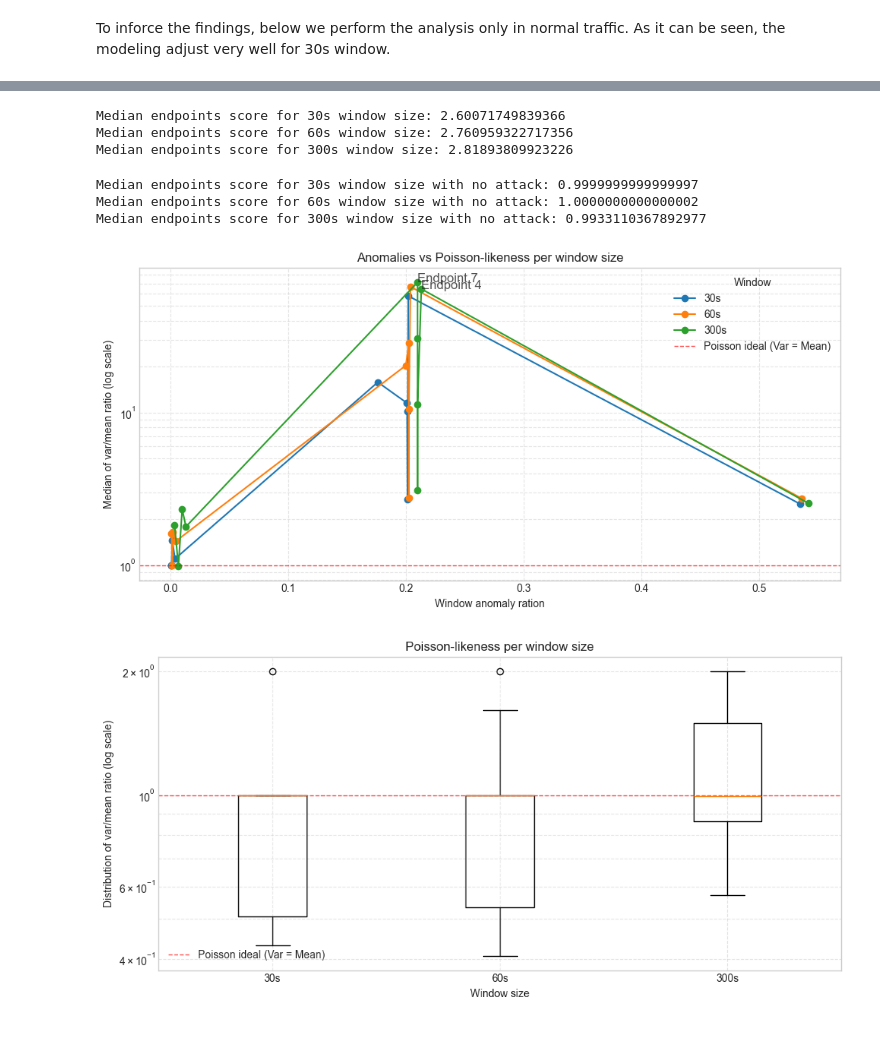
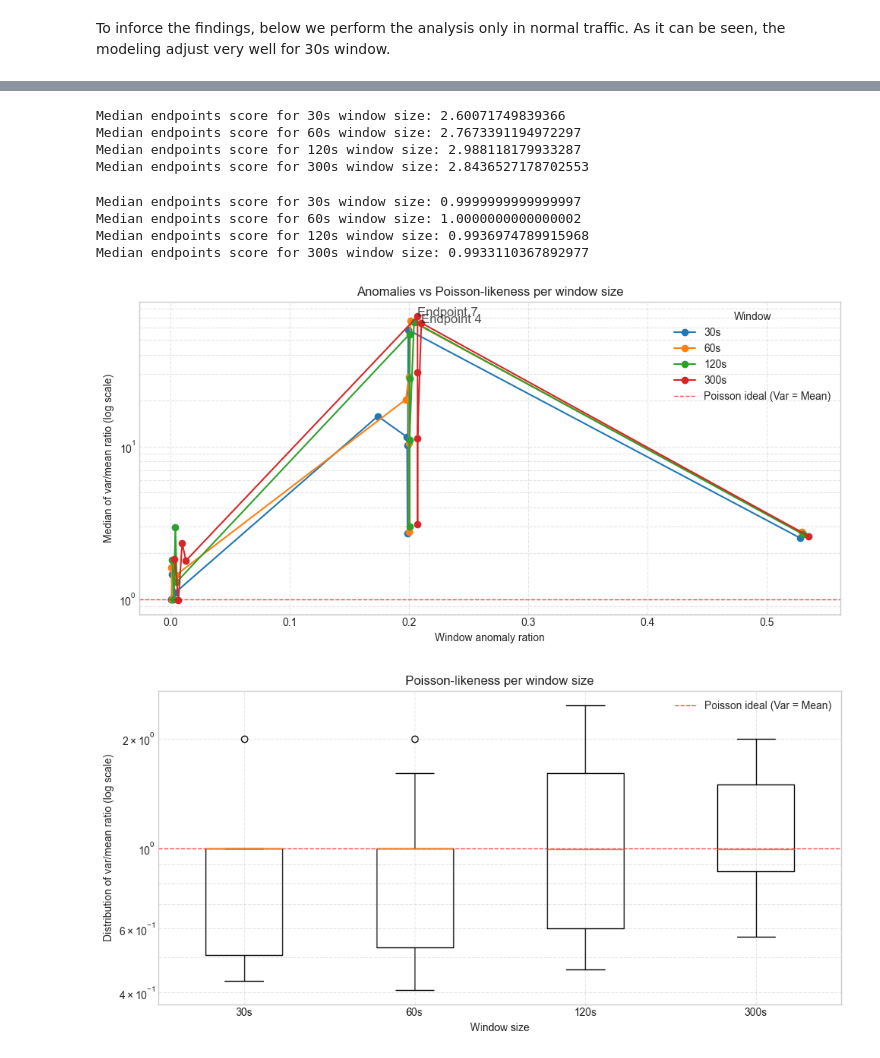
Before and after one commit to lmamede/api-health-monitor, a Jupyter notebook: notebooks/1-eda/EDA-ToN_IoT.ipynb, the cells around one changed output, grey strips where cells are left out. Cells and saved outputs as stored; diff of their text form; code cells hidden in the pictures.

```diff
--- a/notebooks/1-eda/EDA-ToN_IoT.ipynb
+++ b/notebooks/1-eda/EDA-ToN_IoT.ipynb
@@ -461,16 +465,0 @@ endpoint_no_attack_poisson_stat
-# %%
-print('Median endpoints score for 30s window size:', endpoint_poisson_stat['var_mean_median_30s'].median())
-print('Median endpoints score for 60s window size:', endpoint_poisson_stat['var_mean_median_60s'].median())
-print('Median endpoints score for 300s window size:', endpoint_poisson_stat['var_mean_median_300s'].median())
-# %% [output]
-Median endpoints score for 30s window size: 2.60071749839366
-Median endpoints score for 60s window size: 2.760959322717356
-Median endpoints score for 300s window size: 2.81893809923226
-# %%
-print('Median endpoints score for 30s window size with no attack:', endpoint_no_attack_poisson_stat['var_mean_median_30s'].median())
-print('Median endpoints score for 60s window size with no attack:', endpoint_no_attack_poisson_stat['var_mean_median_60s'].median())
-print('Median endpoints score for 300s window size with no attack:', endpoint_no_attack_poisson_stat['var_mean_median_300s'].median())
-# %% [output]
-Median endpoints score for 30s window size with no attack: 0.9999999999999997
-Median endpoints score for 60s window size with no attack: 1.0000000000000002
-Median endpoints score for 300s window size with no attack: 0.9933110367892977
@@ -483,3 +469,22 @@ df["frac_anomaly_300s"] = df["n_anomaly_windows_300s"] / df["n_windows_300s"]
+# %%
+for window_size in WINDOW_SIZES:
+    calculates_score_per_window_size(endpoint_poisson_stat, window_size)
+# %% [output]
+Median endpoints score for 30s window size: 2.60071749839366
+Median endpoints score for 60s window size: 2.7673391194972297
+Median endpoints score for 120s window size: 2.988118179933287
+Median endpoints score for 300s window size: 2.8436527178702553
+# %%
+for window_size in WINDOW_SIZES:
+    calculates_score_per_window_size(endpoint_no_attack_poisson_stat, window_size)
+# %% [output]
+Median endpoints score for 30s window size: 0.9999999999999997
+Median endpoints score for 60s window size: 1.0000000000000002
+Median endpoints score for 120s window size: 0.9936974789915968
+Median endpoints score for 300s window size: 0.9933110367892977
+# %%
+def calculates_frac_anomaly(df, window_size):
+    df[f"frac_anomaly_{window_size}s"]  = df[f"n_anomaly_windows_{window_size}s"]  / df[f"n_windows_{window_size}s"]
 # %%
 def plot_sorted(x, y, label):
     order = x.argsort()
@@ -491,25 +496,16 @@ def plot_sorted(x, y, label):
         label=label
     )
 # %%
+df = endpoint_poisson_stat.copy()
 plt.figure(figsize=(10,5))
 
-plot_sorted(
-    df["frac_anomaly_30s"],
-    df["var_mean_median_30s"],
-    "30s"
-)
-
-plot_sorted(
-    df["frac_anomaly_60s"],
-    df["var_mean_median_60s"],
-    "60s"
-)
-
-plot_sorted(
-    df["frac_anomaly_300s"],
-    df["var_mean_median_300s"],
-    "300s"
-)
+for window_size in WINDOW_SIZES:
+    calculates_frac_anomaly(df, window_size)
+    plot_sorted(
+        df[f"frac_anomaly_{window_size}s"],
+        df[f"var_mean_median_{window_size}s"],
+        f"{window_size}s"
+    )
 
 plt.axhline(
     1.0,
@@ -521,13 +517,11 @@ plt.axhline(
 )
 
 plt.yscale("log")
-
 plt.xlabel("Window anomaly ration")
 plt.ylabel("Median of var/mean ratio (log scale)")
 plt.title("Anomalies vs Poisson-likeness per window size")
 
 top_outliers = df.nlargest(2, "var_mean_median_300s")
-
 for _, row in top_outliers.iterrows():
     plt.text(
         row["frac_anomaly_300s"],
@@ -544,46 +538,44 @@ plt.tight_layout()
 plt.savefig("outputs/poisson-likeness.png")
 plt.show()
 # %% [output]
-[figure, old version]
+[figure, new version]
 # %%
 df = endpoint_no_attack_poisson_stat.copy()
 plt.figure(figsize=(10, 5))
 
 data = [
-    df["var_mean_median_30s"].dropna(),
-    df["var_mean_median_60s"].dropna(),
-    df["var_mean_median_300s"].dropna()
+    df[f"var_mean_median_{window_size}s"].dropna()
+    for window_size in WINDOW_SIZES
 ]
 
-labels = ["30s", "60s", "300s"]
+labels = [f"{window_size}s" for window_size in WINDOW_SIZES]
 
 plt.boxplot(
     data,
     tick_labels=labels,
     showfliers=True
 )
 
 # Poisson line reference
 plt.axhline(
     1.0,
     linestyle="--",
     linewidth=1,
     alpha=0.7,
     color="red",
     label="Poisson ideal (Var = Mean)"
 )
 
 plt.yscale("log")
-
 plt.xlabel("Window size")
 plt.ylabel("Distribution of var/mean ratio (log scale)")
 plt.title("Poisson-likeness per window size")
 
 plt.legend()
 plt.grid(True, which="both", linestyle="--", alpha=0.5)
 plt.tight_layout()
 plt.savefig("outputs/normal-poisson-likeness-boxplot.png")
 plt.show()
 # %% [output]
-[figure, old version]
+[figure, new version]
 # %%
```
Also changed, not shown: parts of 13 cells of this notebook, 2 other files.
